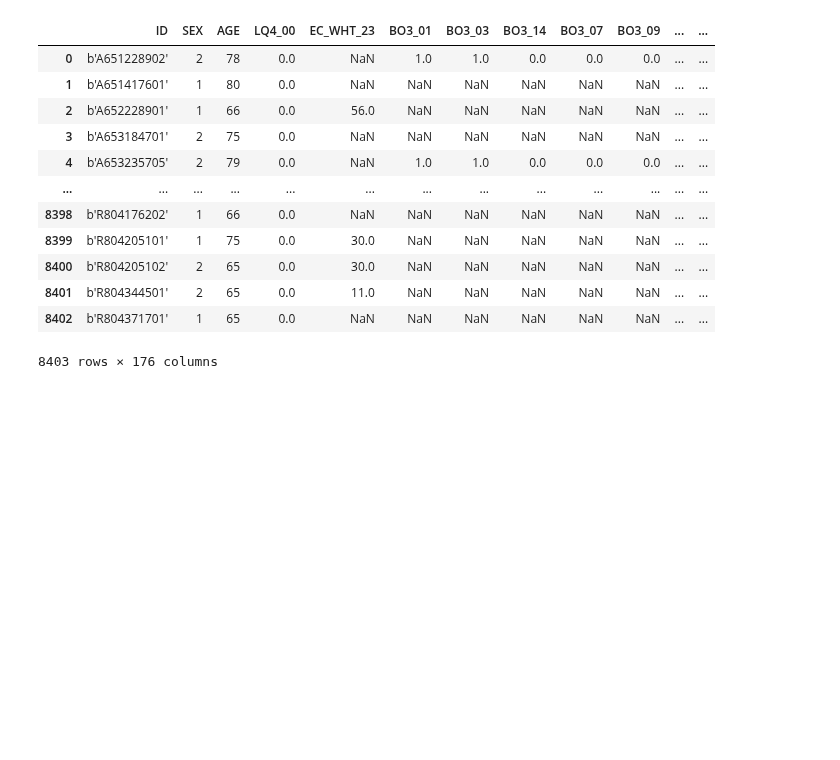
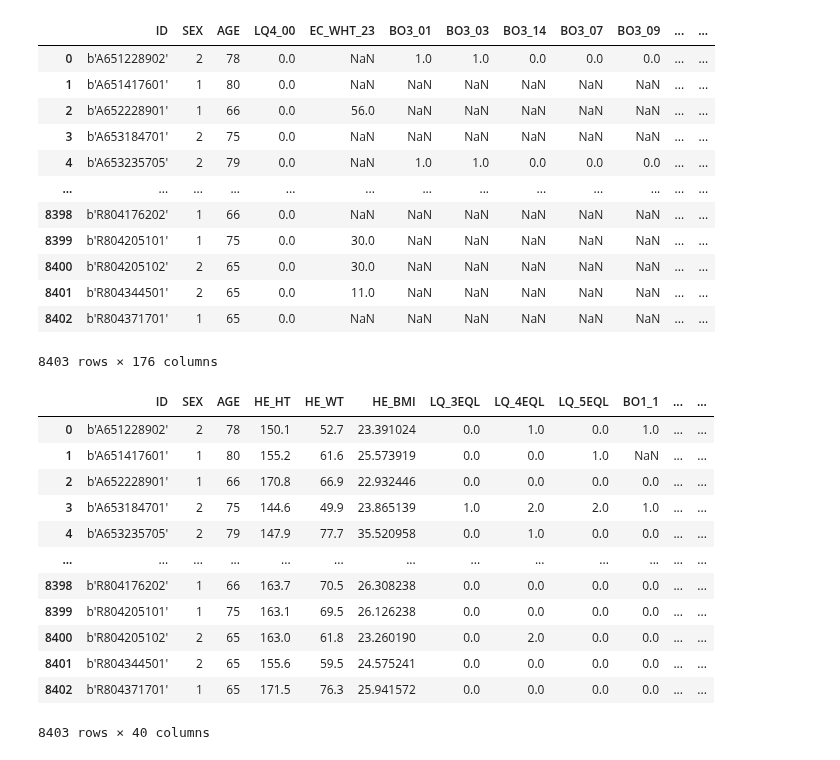
Before and after one commit to knu-final-project/sas_view, a Jupyter notebook: data/junyoung.ipynb, the cells around one changed output. Saved outputs shown, nothing was run; the diff lists cells and outputs as text; code cells hidden in the pictures; blank space fills up the shorter version.

```diff
--- a/data/junyoung.ipynb
+++ b/data/junyoung.ipynb
@@ -955,3 +955,22 @@ new_df
 | 8401 | b'R804344501' | 2 | 65 | 0.0 | 11.0 | NaN | NaN | NaN | NaN | NaN | ... | ... |
 | 8402 | b'R804371701' | 1 | 65 | 0.0 | NaN | NaN | NaN | NaN | NaN | NaN | ... | ... |
 8403 rows × 176 columns
+# %%
+final_new_df = new_df[['ID','SEX','AGE','HE_HT','HE_WT','HE_BMI','LQ_3EQL', 'LQ_4EQL','LQ_5EQL','BO1_1','TOTAL_SLP_WK','TOTAL_SLP_WD',
+'BE3_71','BE3_81','BE3_91','BE3_75','BE3_85','BD2_1','LF_SAFE','BP1','SM_PRESNT', 'O_CHEW_D','L_BR_FQ','L_LN_FQ','L_DN_FQ','BH1','BE5_1','BP_PHQ_1', 'BP_PHQ_2', 'BP_PHQ_3',
+'BP_PHQ_4', 'BP_PHQ_5', 'BP_PHQ_6', 'BP_PHQ_7', 'BP_PHQ_8', 'BP_PHQ_9','LF_BUYER','HE_FH', 'HE_SBP','HE_DBP']]
+final_new_df
+# %% [output]
+|  | ID | SEX | AGE | HE_HT | HE_WT | HE_BMI | LQ_3EQL | LQ_4EQL | LQ_5EQL | BO1_1 | ... | ... |
+| 0 | b'A651228902' | 2 | 78 | 150.1 | 52.7 | 23.391024 | 0.0 | 1.0 | 0.0 | 1.0 | ... | ... |
+| 1 | b'A651417601' | 1 | 80 | 155.2 | 61.6 | 25.573919 | 0.0 | 0.0 | 1.0 | NaN | ... | ... |
+| 2 | b'A652228901' | 1 | 66 | 170.8 | 66.9 | 22.932446 | 0.0 | 0.0 | 0.0 | 0.0 | ... | ... |
+| 3 | b'A653184701' | 2 | 75 | 144.6 | 49.9 | 23.865139 | 1.0 | 2.0 | 2.0 | 1.0 | ... | ... |
+| 4 | b'A653235705' | 2 | 79 | 147.9 | 77.7 | 35.520958 | 0.0 | 1.0 | 0.0 | 0.0 | ... | ... |
+| ... | ... | ... | ... | ... | ... | ... | ... | ... | ... | ... | ... | ... |
+| 8398 | b'R804176202' | 1 | 66 | 163.7 | 70.5 | 26.308238 | 0.0 | 0.0 | 0.0 | 0.0 | ... | ... |
+| 8399 | b'R804205101' | 1 | 75 | 163.1 | 69.5 | 26.126238 | 0.0 | 0.0 | 0.0 | 0.0 | ... | ... |
+| 8400 | b'R804205102' | 2 | 65 | 163.0 | 61.8 | 23.260190 | 0.0 | 2.0 | 0.0 | 0.0 | ... | ... |
+| 8401 | b'R804344501' | 2 | 65 | 155.6 | 59.5 | 24.575241 | 0.0 | 0.0 | 0.0 | 0.0 | ... | ... |
+| 8402 | b'R804371701' | 1 | 65 | 171.5 | 76.3 | 25.941572 | 0.0 | 0.0 | 0.0 | 0.0 | ... | ... |
+8403 rows × 40 columns
```
